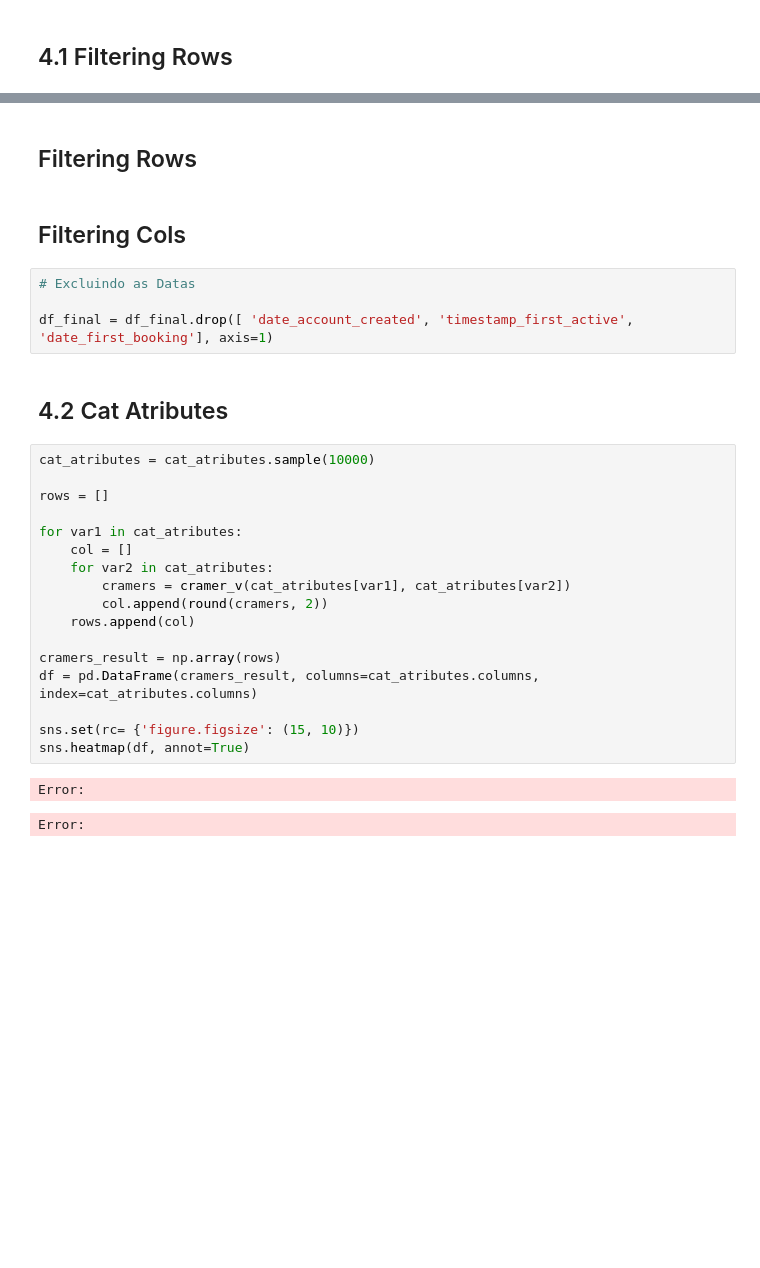
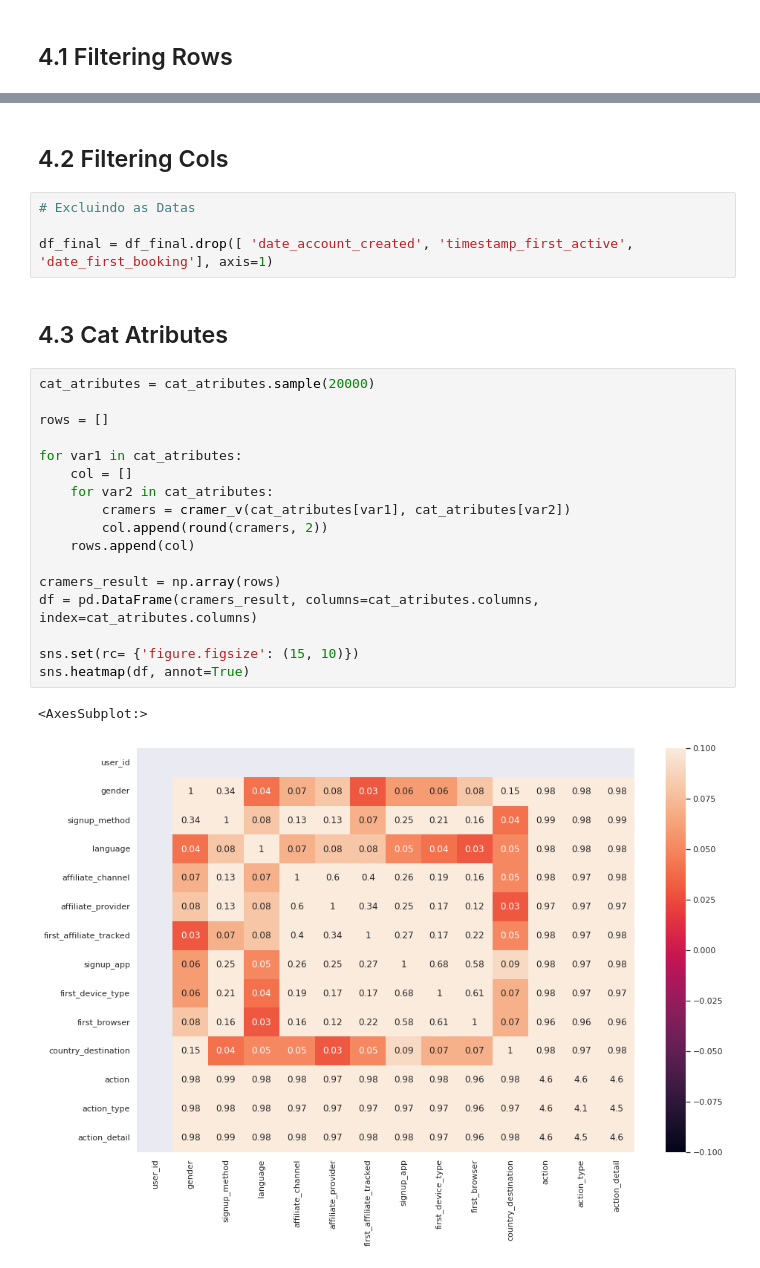
Before and after one commit to wrferreira1003/airnbn_predict_first-booking-, a Jupyter notebook: notebooks/ciclo1_cleanig_data.ipynb, the cells around one changed output, grey strips where cells are left out. Saved outputs shown, nothing was run; the diff lists cells and outputs as text; blank space fills up the shorter version.

```diff
--- a/notebooks/ciclo1_cleanig_data.ipynb
+++ b/notebooks/ciclo1_cleanig_data.ipynb
@@ -936,30 +944,28 @@ df_final.head(1).T
 # %% [markdown]
-## Filtering Rows
+## 4.2 Filtering Cols
-# %% [markdown]
-## Filtering Cols
 # %%
 # Excluindo as Datas
 
 df_final = df_final.drop([ 'date_account_created', 'timestamp_first_active', 'date_first_booking'], axis=1)
 # %% [markdown]
-## 4.2 Cat Atributes
+## 4.3 Cat Atributes
 # %%
-cat_atributes = cat_atributes.sample(10000)
+cat_atributes = cat_atributes.sample(20000)
 
 rows = []
 
 for var1 in cat_atributes:
     col = []
     for var2 in cat_atributes:
         cramers = cramer_v(cat_atributes[var1], cat_atributes[var2])
         col.append(round(cramers, 2))
     rows.append(col)
 
 cramers_result = np.array(rows)
 df = pd.DataFrame(cramers_result, columns=cat_atributes.columns, index=cat_atributes.columns)
 
 sns.set(rc= {'figure.figsize': (15, 10)})
 sns.heatmap(df, annot=True)
 # %% [output]
-Error:
+<AxesSubplot:>
-Error:
+[figure, added]
```
Also changed, not shown: parts of 17 cells of this notebook, 1 other file.
